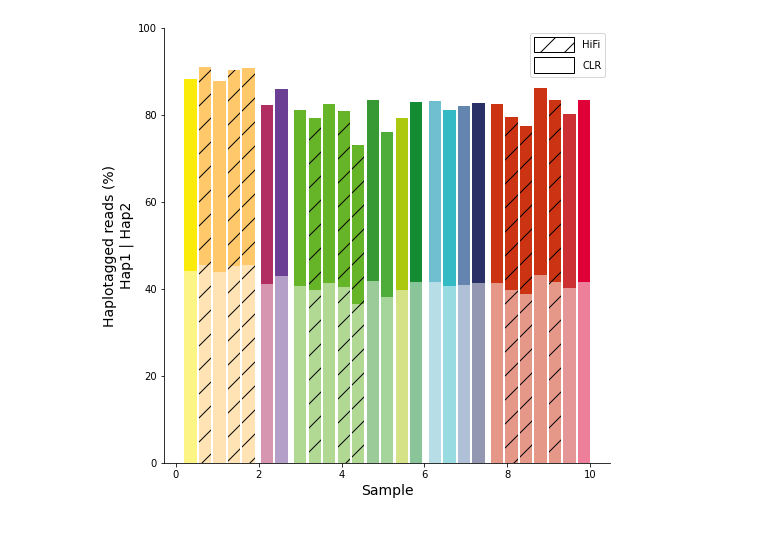
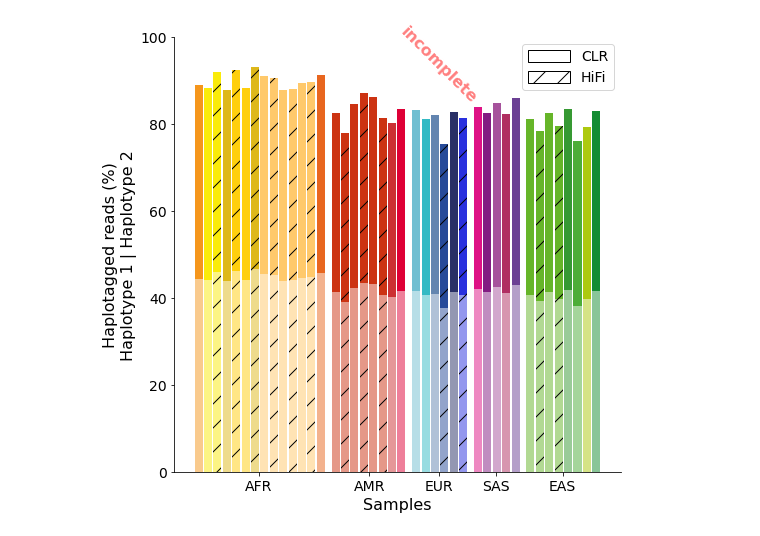
Before and after one commit to ptrebert/project-diploid-assembly, a Jupyter notebook: notebooks/dev/hgsvc_fig1_panels/plot_tagging_stats.ipynb, the cells around one changed output. Saved outputs shown, nothing was run; the diff lists cells and outputs as text; code cells hidden in the pictures.

Commit message:
update notebooks fig1 panels

```diff
--- a/notebooks/dev/hgsvc_fig1_panels/plot_tagging_stats.ipynb
+++ b/notebooks/dev/hgsvc_fig1_panels/plot_tagging_stats.ipynb
@@ -18,9 +18,14 @@ plot_aux_spec.loader.exec_module(plot_aux)
 samples = plot_aux.load_sample_table()
 hexcodes, rgbcodes, popmap = plot_aux.load_population_annotation()
 
-stats_path = '/home/local/work/data/hgsvc/haplotagging_stats'
-out_path = os.path.join(stats_path, 'haplotagging_stats_panel.png')
-cache_file = os.path.join(stats_path, 'cache.h5')
+prop = plot_aux.get_plot_property
+
+pipeline_version = 'v12'
+
+stats_path = '/home/local/work/data/hgsvc/fig1_panels/haplotag_stats'
+out_path = os.path.join(stats_path, pipeline_version, 'fig1_panel_haplotagging-stats')
+cache_file = os.path.join(stats_path, 'cache_{}.h5'.format(pipeline_version))
+
 
 def load_haplotagging_stats(file_path):
     stats = dict()
@@ -35,7 +40,10 @@ def load_haplotagging_stats(file_path):
 
 
 if not os.path.isfile(cache_file):
-    stat_files = [os.path.join(stats_path, f) for f in os.listdir(stats_path) if f.endswith('.tsv')]
+    stat_files = plot_aux.load_plot_data_files(
+        stats_path,
+        '.tsv',
+        pipeline_version)
     plot_data = [load_haplotagging_stats(fp) for fp in stat_files]
 
     sample_platform = [plot_aux.extract_sample_platform(os.path.basename(f)) for f in stat_files]
@@ -57,15 +65,23 @@ if not os.path.isfile(cache_file):
 df = pd.read_hdf(cache_file, 'cache')
 df.sort_index(axis=0, inplace=True, level=['sample', 'super_pop', 'pop', 'platform'])
 
+errors, missing = plot_aux.check_cache_consistency(df)
+if errors:
+    raise ValueErrors('Skip sample(s) in cache: {}'.format(errors))
+if missing:
+    print(sorted(missing))
+    print('---------------')
 
 def plot_tagging_statistic(sample_stats):
 
-    bar_width = 0.3
+    bar_width = prop('bar_width')
 
     fig, axis = plt.subplots(figsize=(8,8))
 
     value_collector = collections.defaultdict(list)
     x_pos_counter = 0
+
+    x_pos_spop = collections.defaultdict(list)
 
     for sp in plot_aux.get_population_sorting():
         try:
@@ -76,13 +92,14 @@ def plot_tagging_statistic(sample_stats):
             color = rgbcodes[index[2]]
             hap1 = row['hap1']
             hap2 = row['hap2']
-            x_pos_counter += 0.35
+            x_pos_counter += prop('bar_intra_spacing')
 
             value_collector[(index[3], 'hap1')].append(hap1)
             value_collector[(index[3], 'hap2')].append(hap2)
             value_collector[(index[3], 'colors')].append(color)
             value_collector[(index[3], 'x_pos')].append(x_pos_counter)
-        x_pos_counter += 0.1
+            x_pos_spop[sp].append(x_pos_counter)
+        x_pos_counter += prop('bar_inter_spacing')
 
     for platform in ['HiFi', 'CLR']:
         axis.bar(
@@ -105,11 +122,32 @@ def plot_tagging_statistic(sample_stats):
             hatch='/' if platform == 'HiFi' else None
         )
 
-    axis.set_xlabel('Sample', fontsize=14)
-    axis.set_ylabel('Haplotagged reads (%)\nHap1 | Hap2', fontsize=14)
+    axis.set_xlabel(
+        'Samples',
+        fontsize=prop('fontsize_axis_label')
+    )
+    axis.set_ylabel(
+        'Haplotagged reads (%)\nHaplotype 1 | Haplotype 2',
+        fontsize=prop('fontsize_axis_label')
+    )
     axis.set_ylim(0, 100)
     axis.spines['top'].set_visible(False)
     axis.spines['right'].set_visible(False)
+
+    xticks = []
+    for sp in plot_aux.get_population_sorting():
+        xvals = x_pos_spop[sp]
+        mid_pos = round((min(xvals) + max(xvals)) / 2, 1)
+        xticks.append(mid_pos)
+
+    axis.set_xticks(xticks)
+    axis.set_xticklabels(plot_aux.get_population_sorting())
+
+    axis.tick_params(
+        axis='both',
+        which='major',
+        labelsize=prop('fontsize_axis_ticks')
+    )
 
     # build custom legend
     custom_patches = [
@@ -126,21 +164,28 @@ def plot_tagging_statistic(sample_stats):
 #         patches.Patch(facecolor='white', edgecolor=None,
 #                       label=''),
         patches.Patch(facecolor='white', edgecolor='black',
+                      label='CLR'),
+        patches.Patch(facecolor='white', edgecolor='black',
                       label='HiFi', hatch='/'),
-        patches.Patch(facecolor='white', edgecolor='black',
-                      label='CLR'),
     ]
 
     axis.legend(
         handles=custom_patches,
         loc='upper right',
-        handlelength=4,
-        handleheight=2
+        handlelength=3,
+        handleheight=1,
+        prop={'size': prop('fontsize_legend')}
     )
-    return fig
 
-fig = plot_tagging_statistic(df)
+    if missing:
+        plot_aux.add_incomplete_stamp(axis, 0.5, 0.85)
 
+    extra_artists = []
 
-fig.savefig(out_path, dpi=600, bbox_inches='tight')
+    return fig, extra_artists
+
+fig, exart = plot_tagging_statistic(df)
+
+fig.savefig(out_path + '.png', dpi=600, bbox_inches='tight', extra_artists=exart)
+fig.savefig(out_path + '.svg', bbox_inches='tight', extra_artists=exart)
 # %% [output]
@@ -147 +194 @@ fig.savefig(out_path, dpi=600, bbox_inches='tight')
-[figure, old version]
+[figure, new version]
```
Also changed, not shown: parts of 1 cell of this notebook, 5 other files.
